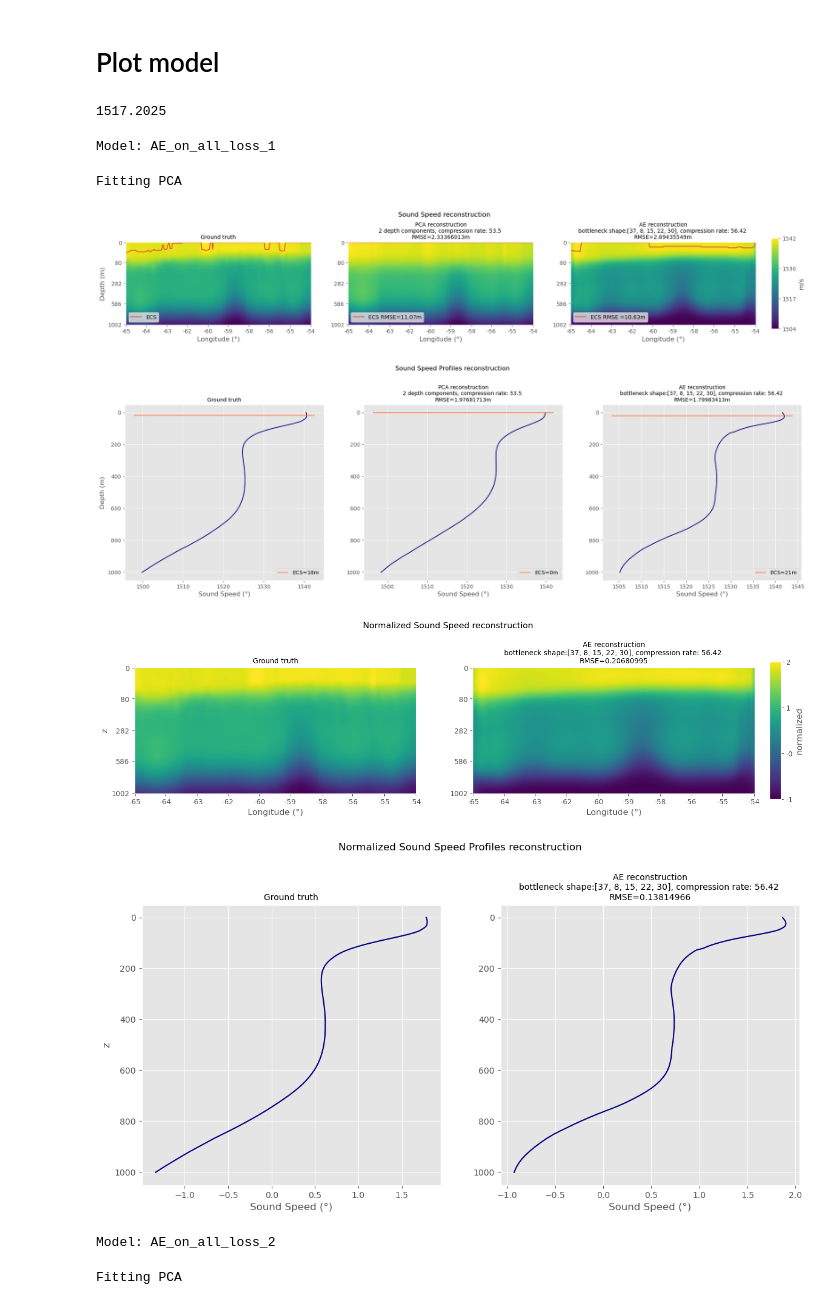
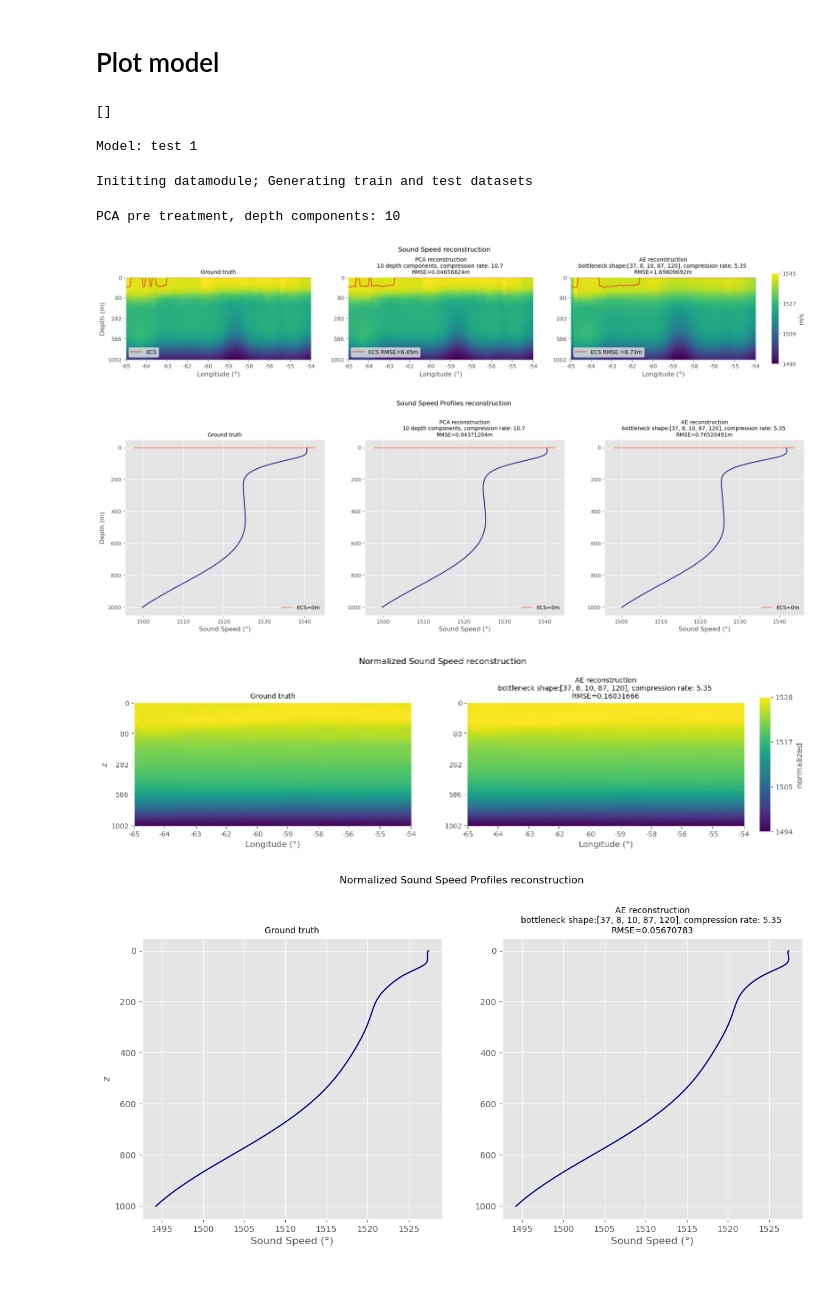
Before and after one commit to CIA-Oceanix/FASCINATION, a Jupyter notebook: notebooks/plot_profiles.ipynb, the cells around one changed output. Drawn from its saved outputs; the diff is of its cells as text; code cells hidden in the pictures.

Commit message:
Update PCA handling and model configuration; refine output management and enhance training function

```diff
--- a/notebooks/plot_profiles.ipynb
+++ b/notebooks/plot_profiles.ipynb
@@ -21,7 +22,7 @@ plt.style.use('ggplot')
 # %%
 cmap = plt.get_cmap('viridis')
 # %%
-gpu = 3
+gpu = 2
 
 if torch.cuda.is_available() and gpu is not None:
 ##This may not be necessary outside the notebook
@@ -31,7 +32,7 @@ else:
 
 device = torch.device(dev)
 # %%
-load_pca = False
+load_pca = True
 
 if load_pca:
     with open("pickle/trained_pca_on_dm_3D_norm_False.pkl", "rb") as file:
@@ -630,7 +626,10 @@ ckpt_dict = {
-# %%
-unorm_test_truth_ssp_arr.mean()
-# %% [output]
-1517.2025
+# %%
+ckpt_dict = {"test 1":"outputs/AE/AE_CNN_3D/visualisation/depth_pre_treatment_pca_n_components_10_norm_on_components_train_on_components/pooling_Max_on_dim_spatial/channels_[1, 8]"
+}
+# %%
+ckpt_list
+# %% [output]
+[]
 # %%
 t,lat = 10,10
 lon = 10
@@ -678,7 +677,7 @@ for model_name in ckpt_dict.keys():
 
             if not load_pca:
                 print("Fitting PCA")
-                train_truth_ssp_arr, _, dm = loading_datamodule_phase(dm,device,phase="fit")
+                train_truth_ssp_arr, dm = loading_datamodule_phase(dm,phase="fit")
 
 
 
@@ -698,8 +697,8 @@ for model_name in ckpt_dict.keys():
         unorm_ssp_shape = unorm_test_truth_ssp_arr.shape
 
 
-        n_components = min(ae_bottleneck_shape[2],unorm_ssp_shape[1])
-        n_components = 2
+        n_components = ae_bottleneck_shape[2] #min(ae_bottleneck_shape[2],unorm_ssp_shape[1])
+        #n_components = 2
 
 
         if load_pca:
@@ -707,9 +706,9 @@ for model_name in ckpt_dict.keys():
 
         else:
             pca = PCA(n_components = n_components)
-            pca.fit(train_truth_ssp_arr.transpose(0,2,3,1).reshape(-1,train_truth_ssp_arr.shape[1]))
+            pca.fit(unorm_ssp_arr_3D(train_truth_ssp_arr,dm).transpose(0,2,3,1).reshape(-1,train_truth_ssp_arr.shape[1]))
 
-        unorm_test_pca_ssp_arr = unorm_ssp_arr_3D(pca.inverse_transform(pca.transform(test_truth_ssp_arr.transpose(0,2,3,1).reshape(-1,unorm_ssp_shape[1]))).reshape(unorm_ssp_shape[0],unorm_ssp_shape[2],unorm_ssp_shape[3],unorm_ssp_shape[1]).transpose(0,3,1,2),dm)
+        unorm_test_pca_ssp_arr = pca.inverse_transform(pca.transform(unorm_test_truth_ssp_arr.transpose(0,2,3,1).reshape(-1,unorm_ssp_shape[1]))).reshape(unorm_ssp_shape[0],unorm_ssp_shape[2],unorm_ssp_shape[3],unorm_ssp_shape[1]).transpose(0,3,1,2)
 
 
 
@@ -724,38 +723,37 @@ for model_name in ckpt_dict.keys():
                         lat)
 
 
         plot_unorm_ssp_profiles(unorm_test_truth_ssp_arr,
                                 unorm_test_pca_ssp_arr,
                                 unorm_test_ae_ssp_arr,
                                 dm,
                                 bottleneck_shape_tuple,
                                 t,
                                 lat,
                                 lon)
 
         plot_norm_ssp_2D(test_truth_ssp_arr,
                         test_ae_ssp_arr,
                         dm,
                         ae_bottleneck_shape,
                         t,
                         lat)
 
 
         plot_norm_ssp_profiles(test_truth_ssp_arr,
                             test_ae_ssp_arr,
                             dm,
                             ae_bottleneck_shape,
                             t,
                             lat,
                             lon)
 
         plt.show()
 # %% [output]
-Model: AE_on_all_loss_1
+Model: test 1
-Fitting PCA
+Inititing datamodule; Generating train and test datasets
+PCA pre treatment, depth components: 10
-[figure, old version]
+[figure, new version]
-[figure, old version]
+[figure, new version]
-[figure, old version]
+[figure, new version]
-[figure, old version]
+[figure, new version]
-Model: AE_on_all_loss_2
-Fitting PCA
```
Also changed, not shown: parts of 9 cells of this notebook, 22 other files.
